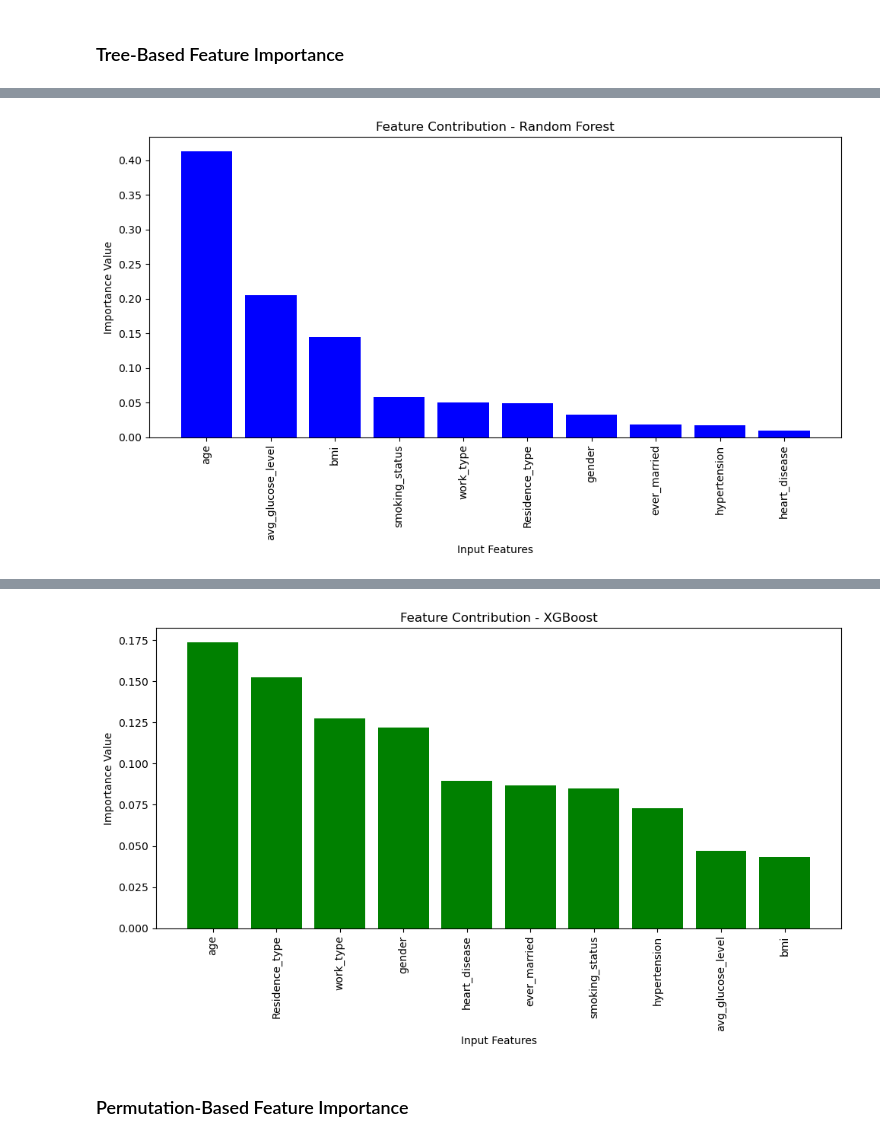
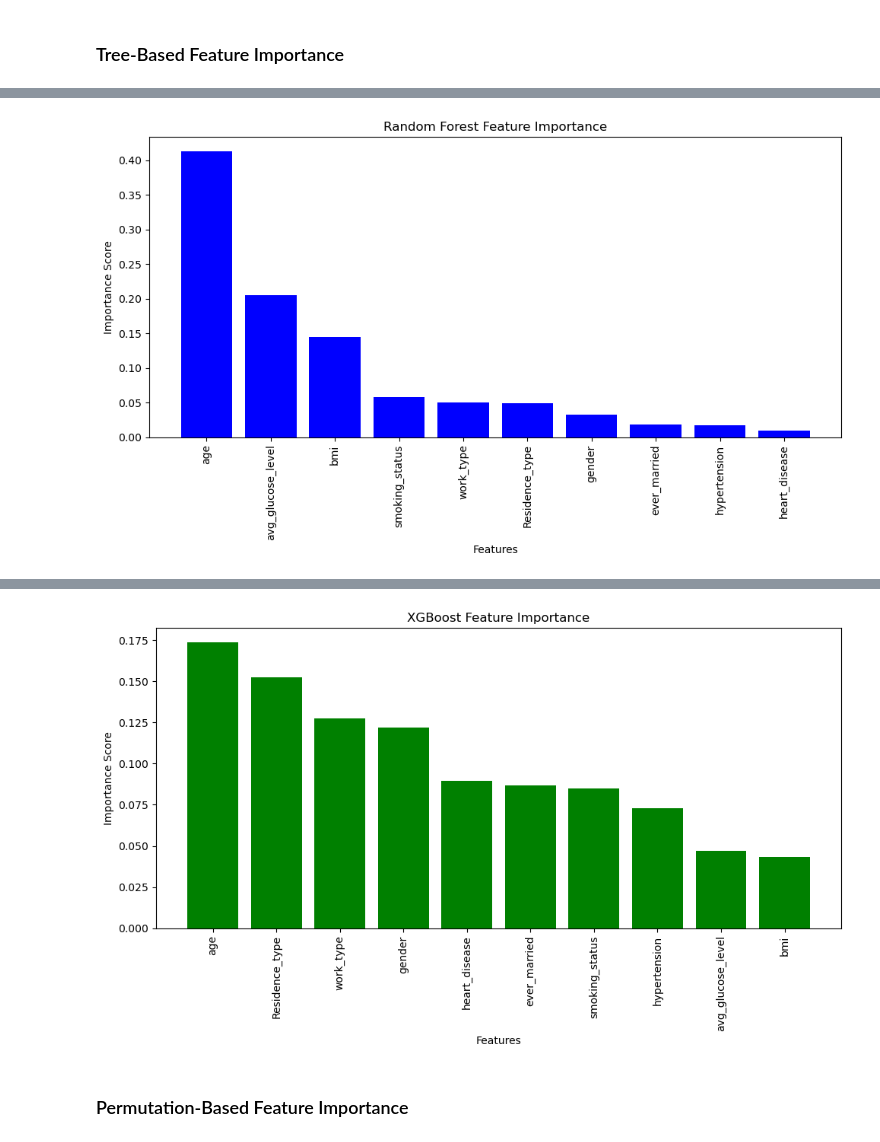
Before and after one commit to Shahedur23036883/Cerebral-Stroke-Prediction, a Jupyter notebook: cerebral_stroke_prediction_ipynb_real_ipynb2_ipynb_ff.ipynb, the cells around one changed output, grey strips where cells are left out. Cells and saved outputs as stored; diff of their text form; code cells hidden in the pictures.

```diff
--- a/cerebral_stroke_prediction_ipynb_real_ipynb2_ipynb_ff.ipynb
+++ b/cerebral_stroke_prediction_ipynb_real_ipynb2_ipynb_ff.ipynb
@@ -190,6 +116,6 @@ clean_data.to_csv('data/clean_data.csv',index=False)
 # %%
-features = ['gender', 'ever_married', 'work_type', 'Residence_type', 'smoking_status']
+features = ['smoking_status', 'gender', 'ever_married', 'Residence_type', 'gender', 'work_type']
 for col in features:
-    values = clean_data[col].unique()
+    values = cleaned_missing_value_handled_id_dropped_smoking_status_dropna_stroke_df[col].unique()
     print(f"Distinct entries found in '{col}' column → {values}")
 # %% [output]
@@ -246,6 +169,6 @@ Name: count, dtype: int64
 # %%
-X = clean_data.drop('stroke', axis=1)
-y = clean_data['stroke']
+X = cleaned_missing_value_handled_id_dropped_smoking_status_dropna_stroke_df.drop('stroke', axis=1)
+y = cleaned_missing_value_handled_id_dropped_smoking_status_dropna_stroke_df['stroke']
 print(y.value_counts())
 print(X.shape)
 print(y.shape)
@@ -314,7 +233,5 @@ ax.axis('equal')
 # %%
-from sklearn.preprocessing import StandardScaler
-
-standardizer = StandardScaler()
-X_train_resampled = standardizer.fit_transform(X_train_resampled)
-X_valid = standardizer.transform(X_valid)
-X_test = standardizer.transform(X_test)
+scaler = StandardScaler()
+X_train_resampled = scaler.fit_transform(X_train_resampled)
+X_valid = scaler.transform(X_valid)
+X_test = scaler.transform(X_test)
@@ -565,45 +472,43 @@ plt.show()
 # %% [markdown]
 ### Tree-Based Feature Importance
 # %%
-import numpy as np
-import matplotlib.pyplot as plt
+#9
+# Tree-Based Feature Importance for Random Forest and XGBoost
 
-# Retrieve feature names from original dataset
-feature_names = clean_data.drop('stroke', axis=1).columns
 
-# Random Forest: Calculate and sort feature importances
-rf_importances = random_forest.feature_importances_
-rf_sorted_idx = np.argsort(rf_importances)[::-1]
+features_from_stroke_dataset_drop_target_stroke = cleaned_missing_value_handled_id_dropped_smoking_status_dropna_stroke_df.drop('stroke', axis=1).columns
 
-print("Top features based on Random Forest importance:")
-for idx in rf_sorted_idx:
-    print(f"{feature_names[idx]} → {rf_importances[idx]:.4f}")
+# Random Forest Feature Importance
+important_features_for_random_forest_classifier = rf_classifier_model_before_hyperparameter_tuning.feature_importances_
+rf_indices = np.argsort(important_features_for_random_forest_classifier)[::-1]
+print("Random Forest Feature Ranking:")
+for i in rf_indices:
+    print(f"{features_from_stroke_dataset_drop_target_stroke[i]}: {important_features_for_random_forest_classifier[i]:.4f}")
 
-# Visualize Random Forest feature importance
+# Plot RF feature importance
 plt.figure(figsize=(10, 6))
-plt.bar(range(len(rf_importances)), rf_importances[rf_sorted_idx], color='blue')
-plt.xticks(range(len(rf_importances)), [feature_names[i] for i in rf_sorted_idx], rotation=90)
-plt.title('Feature Contribution - Random Forest')
-plt.xlabel('Input Features')
-plt.ylabel('Importance Value')
+plt.bar(range(len(important_features_for_random_forest_classifier)), important_features_for_random_forest_classifier[rf_indices], color='blue')
+plt.xticks(range(len(important_features_for_random_forest_classifier)), [features_from_stroke_dataset_drop_target_stroke[i] for i in rf_indices], rotation=90)
+plt.title('Random Forest Feature Importance')
+plt.xlabel('Features')
+plt.ylabel('Importance Score')
 plt.tight_layout()
 plt.show()
 
-# XGBoost: Calculate and sort feature importances
-xgb_importances = boosted_clf.feature_importances_
-xgb_sorted_idx = np.argsort(xgb_importances)[::-1]
+# XGBoost Feature Importance
+important_features_for_xgb_classifier_model = xgb_classifier_model_before_applying_hyperparameter_tuning.feature_importances_
+xgb_indices = np.argsort(important_features_for_xgb_classifier_model)[::-1]
+print("XGBoost Feature Ranking:")
+for i in xgb_indices:
+    print(f"{features_from_stroke_dataset_drop_target_stroke[i]}: {important_features_for_xgb_classifier_model[i]:.4f}")
 
-print("Top features based on XGBoost importance:")
-for idx in xgb_sorted_idx:
-    print(f"{feature_names[idx]} → {xgb_importances[idx]:.4f}")
-
-# Visualize XGBoost feature importance
+# Plot XGB feature importance
 plt.figure(figsize=(10, 6))
-plt.bar(range(len(xgb_importances)), xgb_importances[xgb_sorted_idx], color='green')
-plt.xticks(range(len(xgb_importances)), [feature_names[i] for i in xgb_sorted_idx], rotation=90)
-plt.title('Feature Contribution - XGBoost')
-plt.xlabel('Input Features')
-plt.ylabel('Importance Value')
+plt.bar(range(len(important_features_for_xgb_classifier_model)), important_features_for_xgb_classifier_model[xgb_indices], color='green')
+plt.xticks(range(len(important_features_for_xgb_classifier_model)), [features_from_stroke_dataset_drop_target_stroke[i] for i in xgb_indices], rotation=90)
+plt.title('XGBoost Feature Importance')
+plt.xlabel('Features')
+plt.ylabel('Importance Score')
 plt.tight_layout()
 plt.show()
 # %% [output]
@@ -621 +526 @@ heart_disease → 0.0100
-[figure, old version]
+[figure, new version]
@@ -633,4 +538,4 @@ bmi → 0.0435
-[figure, old version]
+[figure, new version]
 # %% [markdown]
 ### Permutation-Based Feature Importance
 # %%
```
Also changed, not shown: parts of 44 cells of this notebook, 1 other file.
